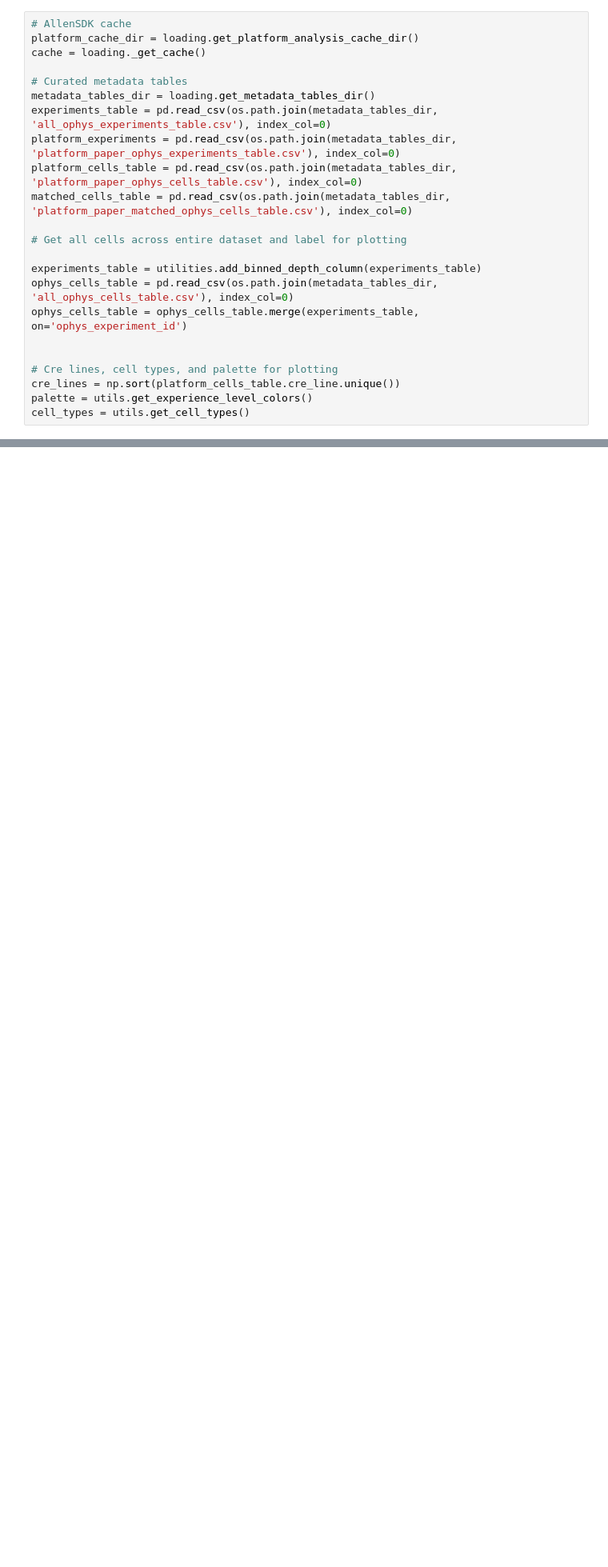
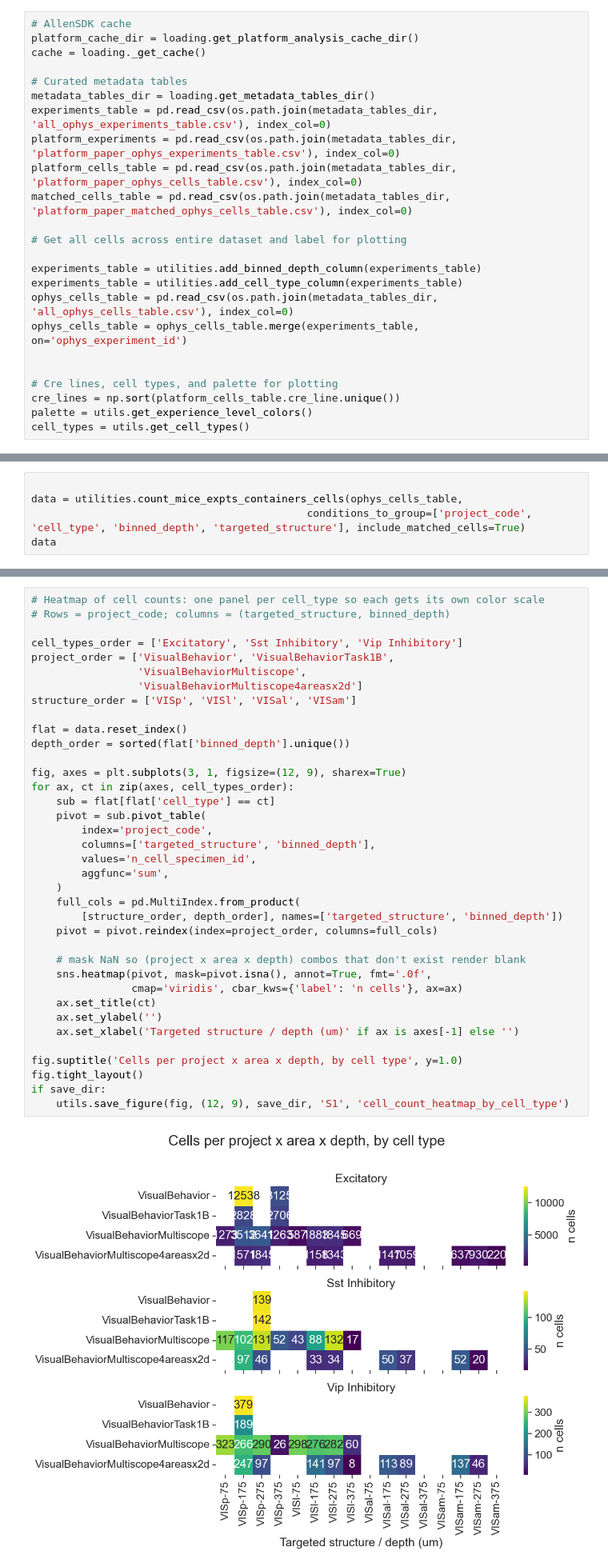
Before and after one commit to AllenInstitute/visual_behavior_analysis, a Jupyter notebook: notebooks/platform_paper_figures/figure_1_supplemental.ipynb, the cells around one changed output, grey strips where cells are left out. Shown at 80% size. Cells and saved outputs as stored; diff of their text form; blank space fills up the shorter version.

Commit message:
new final panel for fig 5

```diff
--- a/notebooks/platform_paper_figures/figure_1_supplemental.ipynb
+++ b/notebooks/platform_paper_figures/figure_1_supplemental.ipynb
@@ -55,6 +55,7 @@ matched_cells_table = pd.read_csv(os.path.join(metadata_tables_dir, 'platform_pa
 # Get all cells across entire dataset and label for plotting
 
 experiments_table = utilities.add_binned_depth_column(experiments_table)
+experiments_table = utilities.add_cell_type_column(experiments_table)
 ophys_cells_table = pd.read_csv(os.path.join(metadata_tables_dir, 'all_ophys_cells_table.csv'), index_col=0)
 ophys_cells_table = ophys_cells_table.merge(experiments_table, on='ophys_experiment_id')
 
@@ -69,0 +135,5 @@ The data that was available in previous releases are stored in the block name co
+# %%
+
+data = utilities.count_mice_expts_containers_cells(ophys_cells_table,
+                                            conditions_to_group=['project_code', 'cell_type', 'binned_depth', 'targeted_structure'], include_matched_cells=True)
+data
@@ -69,0 +161,39 @@ The data that was available in previous releases are stored in the block name co
+# %%
+# Heatmap of cell counts: one panel per cell_type so each gets its own color scale
+# Rows = project_code; columns = (targeted_structure, binned_depth)
+
+cell_types_order = ['Excitatory', 'Sst Inhibitory', 'Vip Inhibitory']
+project_order = ['VisualBehavior', 'VisualBehaviorTask1B',
+                 'VisualBehaviorMultiscope',
+                 'VisualBehaviorMultiscope4areasx2d']
+structure_order = ['VISp', 'VISl', 'VISal', 'VISam']
+
+flat = data.reset_index()
+depth_order = sorted(flat['binned_depth'].unique())
+
+fig, axes = plt.subplots(3, 1, figsize=(12, 9), sharex=True)
+for ax, ct in zip(axes, cell_types_order):
+    sub = flat[flat['cell_type'] == ct]
+    pivot = sub.pivot_table(
+        index='project_code',
+        columns=['targeted_structure', 'binned_depth'],
+        values='n_cell_specimen_id',
+        aggfunc='sum',
+    )
+    full_cols = pd.MultiIndex.from_product(
+        [structure_order, depth_order], names=['targeted_structure', 'binned_depth'])
+    pivot = pivot.reindex(index=project_order, columns=full_cols)
+
+    # mask NaN so (project x area x depth) combos that don't exist render blank
+    sns.heatmap(pivot, mask=pivot.isna(), annot=True, fmt='.0f',
+                cmap='viridis', cbar_kws={'label': 'n cells'}, ax=ax)
+    ax.set_title(ct)
+    ax.set_ylabel('')
+    ax.set_xlabel('Targeted structure / depth (um)' if ax is axes[-1] else '')
+
+fig.suptitle('Cells per project x area x depth, by cell type', y=1.0)
+fig.tight_layout()
+if save_dir:
+    utils.save_figure(fig, (12, 9), save_dir, 'S1', 'cell_count_heatmap_by_cell_type')
+# %% [output]
+[figure, added]
```
Also changed, not shown: parts of 9 cells of this notebook, 5 other files.
